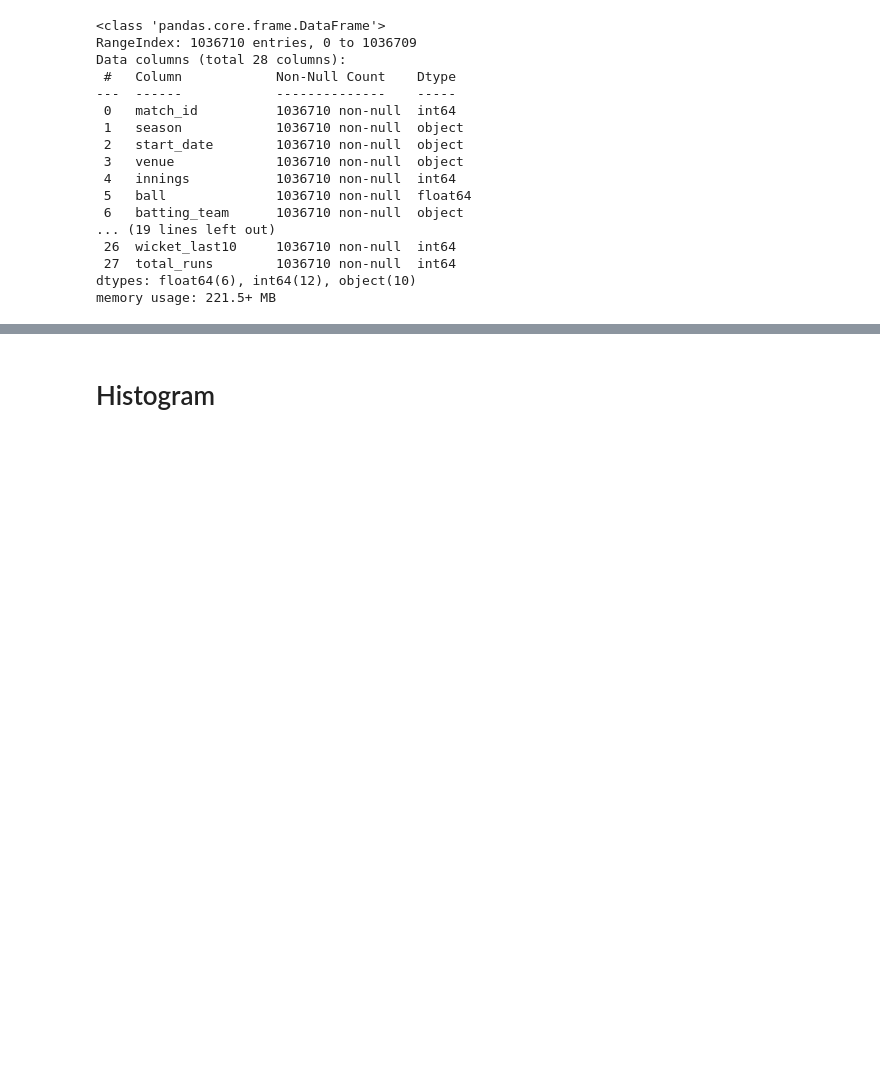
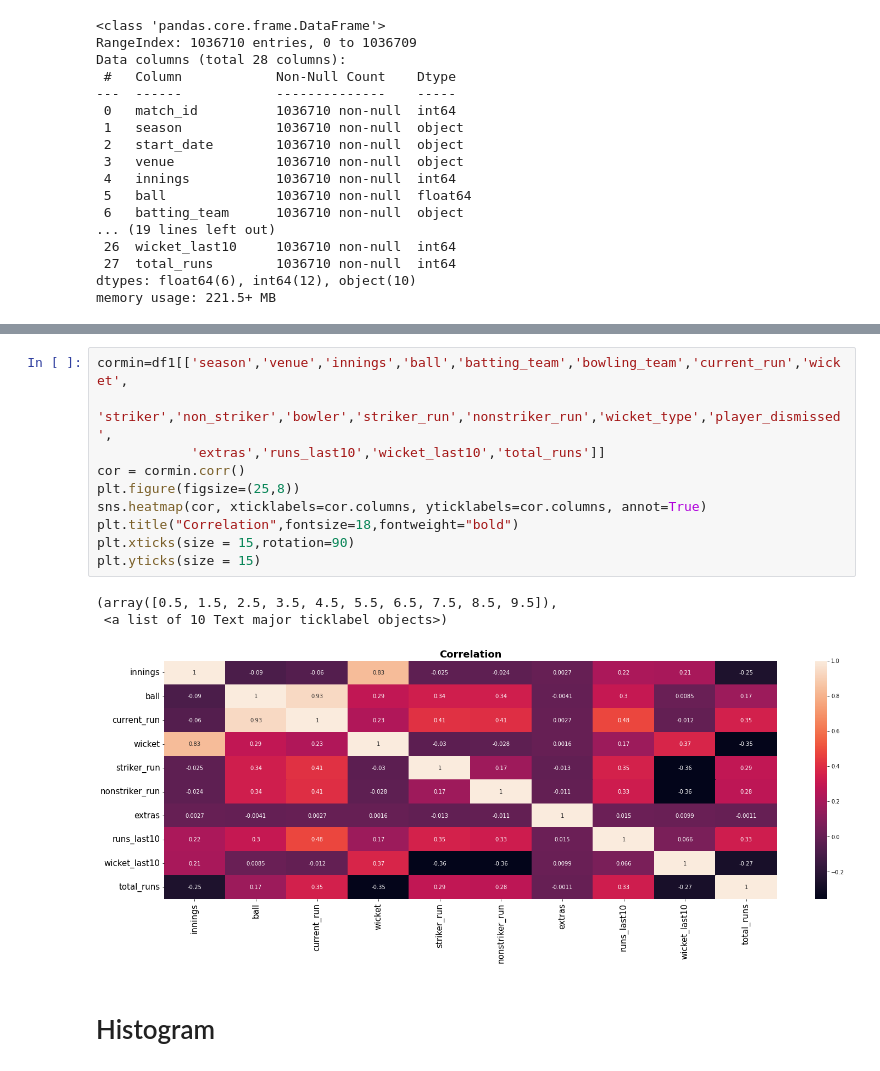
Before and after one commit to AsifRifat/Cricket-Outcome-Predictor, a Jupyter notebook: CricketOutcomePrediction.ipynb, the cells around one changed output, grey strips where cells are left out. Cells and saved outputs as stored; diff of their text form; blank space fills up the shorter version.

```diff
--- a/CricketOutcomePrediction.ipynb
+++ b/CricketOutcomePrediction.ipynb
@@ -235,6 +235,20 @@ df1.corr()
 | runs_last10 | 0.066867 | 0.218764 | 0.302815 | 0.181680 | 0.184328 | 0.479433 | 0.170990 | 0.353654 | 0.330740 | ... |
 | wicket_last10 | 0.002726 | 0.208480 | 0.008494 | -0.053399 | -0.050831 | -0.011779 | 0.372502 | -0.357650 | -0.357503 | ... |
 | total_runs | 0.095118 | -0.250783 | 0.168284 | 0.109798 | 0.108996 | 0.349031 | -0.349698 | 0.285860 | 0.275384 | ... |
+# %%
+cormin=df1[['season','venue','innings','ball','batting_team','bowling_team','current_run','wicket',
+           'striker','non_striker','bowler','striker_run','nonstriker_run','wicket_type','player_dismissed',
+            'extras','runs_last10','wicket_last10','total_runs']]
+cor = cormin.corr()
+plt.figure(figsize=(25,8))
+sns.heatmap(cor, xticklabels=cor.columns, yticklabels=cor.columns, annot=True)
+plt.title("Correlation",fontsize=18,fontweight="bold")
+plt.xticks(size = 15,rotation=90)
+plt.yticks(size = 15)
+# %% [output]
+(array([0.5, 1.5, 2.5, 3.5, 4.5, 5.5, 6.5, 7.5, 8.5, 9.5]),
+ <a list of 10 Text major ticklabel objects>)
+[figure, added]
 # %% [markdown]
 # Histogram
 # %%
```
Also changed, not shown: parts of 12 cells of this notebook.
